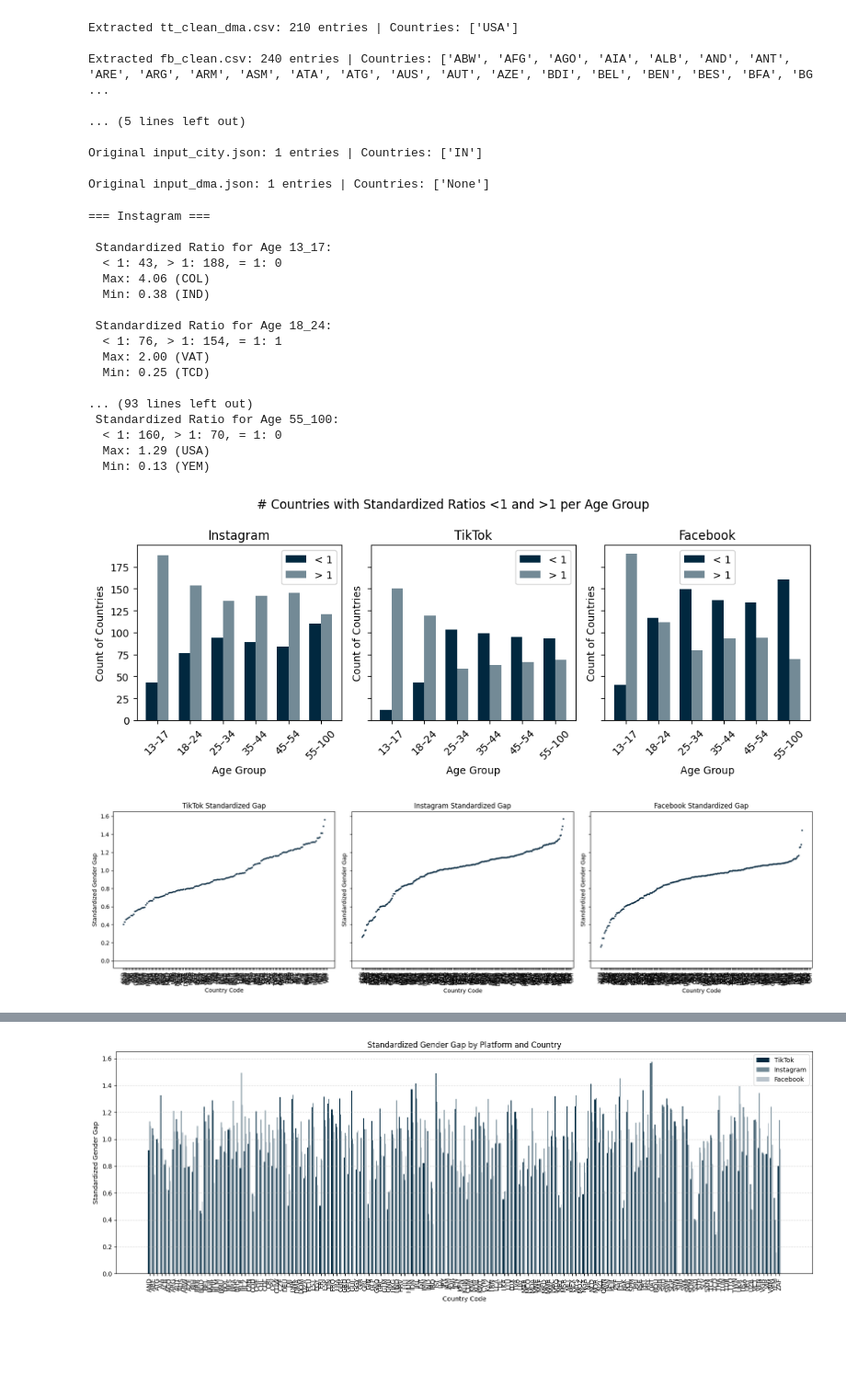
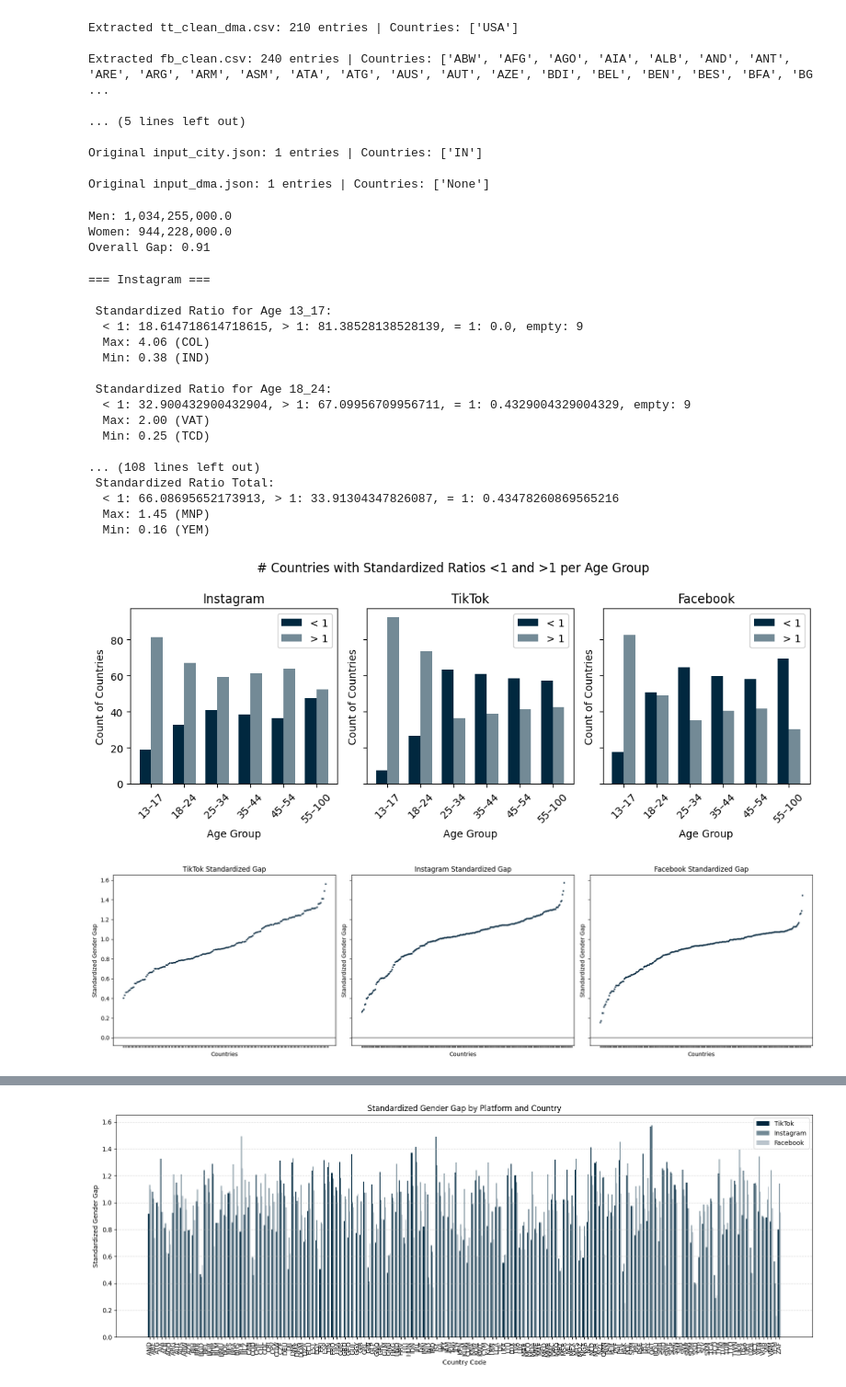
Before and after one commit to hschwed/PDSAI, a Jupyter notebook: src/analyze_data/descriptive_and_graphs.ipynb, the cells around one changed output, grey strips where cells are left out. Shown at 92% size. Cells and saved outputs as stored; diff of their text form; code cells hidden in the pictures; blank space fills up the shorter version.

```diff
--- a/src/analyze_data/descriptive_and_graphs.ipynb
+++ b/src/analyze_data/descriptive_and_graphs.ipynb
@@ -85,6 +85,18 @@ Extracted fb_clean.csv: 240 entries | Countries: ['ABW', 'AFG', 'AGO', 'AIA', 'A
 Original input_city.json: 1 entries | Countries: ['IN']
 
 Original input_dma.json: 1 entries | Countries: ['None']
+# %%
+men = tt["total_men"].sum()
+women = tt["total_women"].sum()
+men_p = pop["total_men"].sum()
+women_p = pop["total_women"].sum()
+print (f"Men: {men:,}")
+print (f"Women: {women:,}")
+print (f"Overall Gap: {(women/men)/(women_p/men_p):.2f}")
+# %% [output]
+Men: 1,034,255,000.0
+Women: 944,228,000.0
+Overall Gap: 0.91
 # %%
 ### Descriptives on Country Level Ratios
 AGE_GROUPS = ['13_17', '18_24', '25_34', '35_44', '45_54', '55_100']
@@ -95,35 +107,39 @@ def count_gender_ratios(df: pd.DataFrame, name: str):
     for group in AGE_GROUPS:
         ratio_col = f"age_{group}_ratio_std"
         if ratio_col in df.columns:
-            below = (df[ratio_col] < 1).sum()
-            above = (df[ratio_col] > 1).sum()
-            equal = (df[ratio_col] == 1).sum()
-            max_val = df[ratio_col].max()
-            min_val = df[ratio_col].min()
-            max_name = df.loc[df[ratio_col].idxmax(), "iso3"] if not df[ratio_col].isna().all() else "N/A"
-            min_name = df.loc[df[ratio_col].idxmin(), "iso3"] if not df[ratio_col].isna().all() else "N/A"
+            col = df[ratio_col].dropna()
+            below = (col < 1).sum() /  len(col) * 100
+            above = (col >= 1).sum() /  len(col) * 100
+            equal = (col == 1).sum() /  len(col) * 100
+            nan_count = df[ratio_col].isna().sum()
+            max_val = col.max()
+            min_val = col.min()
+            max_name = df.loc[col.idxmax(), "iso3"]
+            min_name = df.loc[col.idxmin(), "iso3"]
 
             print(f"\n Standardized Ratio for Age {group}:")
-            print(f"  < 1: {below}, > 1: {above}, = 1: {equal}")
+            print(f"  < 1: {below}, > 1: {above}, = 1: {equal}, empty: {nan_count}")
             print(f"  Max: {max_val:.2f} ({max_name})")
             print(f"  Min: {min_val:.2f} ({min_name})")
 
             counts[group] = {'<1': below, '>1': above}
-    return counts
+
 
     if "total_ratio_std" in df.columns:
-        total_below = (df["total_ratio_std"] < 1).sum()
-        total_above = (df["total_ratio_std"] > 1).sum()
-        total_equal = (df["total_ratio_std"] == 1).sum()
-        max_val = df["total_ratio_std"].max()
-        min_val = df["total_ratio_std"].min()
-        max_name = df.loc[df["total_ratio_std"].idxmax(), "iso3"] if not df["total_ratio_std"].isna().all() else "N/A"
-        min_name = df.loc[df["total_ratio_std"].idxmin(), "iso3"] if not df["total_ratio_std"].isna().all() else "N/A"
+        total_col = df["total_ratio_std"].dropna()
+        total_below = (total_col< 1).sum() / len(total_col)*100
+        total_above = (total_col >= 1).sum() / len(total_col)*100
+        total_equal = (total_col == 1).sum() / len(total_col)*100
+        max_val = total_col.max()
+        min_val = total_col.min()
+        max_name = df.loc[total_col.idxmax(), "iso3"]
+        min_name = df.loc[total_col.idxmin(), "iso3"]
 
         print(f"\n Standardized Ratio Total:")
         print(f"  < 1: {total_below}, > 1: {total_above}, = 1: {total_equal}")
         print(f"  Max: {max_val:.2f} ({max_name})")
         print(f"  Min: {min_val:.2f} ({min_name})")
+    return counts
 
 # Run analysis for each file
 datasets = {}
@@ -155,41 +171,41 @@ x = np.arange(len(AGE_GROUPS))
 bar_width = 0.35
 
 for ax, (name, counts) in zip(axes, datasets.items()):
     below_counts = [counts[age]['<1'] if age in counts else 0 for age in AGE_GROUPS]
     above_counts = [counts[age]['>1'] if age in counts else 0 for age in AGE_GROUPS]
 
     ax.bar(x - bar_width/2, below_counts, width=bar_width, label='< 1', color = '#01283F')
     ax.bar(x + bar_width/2, above_counts, width=bar_width, label='> 1',color = '#738a96')
 
     ax.set_title(name)
     ax.set_xticks(x)
     ax.set_xticklabels(age_labels, rotation=45)
     ax.set_xlabel('Age Group')
     ax.set_ylabel('Count of Countries')
     ax.legend()
 
 plt.suptitle('# Countries with Standardized Ratios <1 and >1 per Age Group', fontsize=12)
 plt.tight_layout(rect=[0, 0, 1, 0.995])
 plt.show()
 # %% [output]
 === Instagram ===
 
  Standardized Ratio for Age 13_17:
-  < 1: 43, > 1: 188, = 1: 0
+  < 1: 18.614718614718615, > 1: 81.38528138528139, = 1: 0.0, empty: 9
   Max: 4.06 (COL)
   Min: 0.38 (IND)
 
  Standardized Ratio for Age 18_24:
-  < 1: 76, > 1: 154, = 1: 1
+  < 1: 32.900432900432904, > 1: 67.09956709956711, = 1: 0.4329004329004329, empty: 9
   Max: 2.00 (VAT)
   Min: 0.25 (TCD)
 
-... (93 lines left out)
- Standardized Ratio for Age 55_100:
-  < 1: 160, > 1: 70, = 1: 0
-  Max: 1.29 (USA)
-  Min: 0.13 (YEM)
+... (108 lines left out)
+ Standardized Ratio Total:
+  < 1: 66.08695652173913, > 1: 33.91304347826087, = 1: 0.43478260869565216
+  Max: 1.45 (MNP)
+  Min: 0.16 (YEM)
-[figure, old version]
+[figure, new version]
 # %%
 ### Create Scatterplot of Tiktok Relative Gender Gap
 tt_std = tt[["iso3","total_ratio_std"]].sort_values("total_ratio_std", ascending=True)
@@ -201,28 +217,28 @@ fig, axes = plt.subplots(1, 3, figsize=(18, 5), sharey=True)
 axes[0].scatter(tt_std["iso3"], tt_std["total_ratio_std"],color='#01283F', s=3)
 axes[0].axhline(0, color='gray')
 axes[0].set_title("TikTok Standardized Gap")
-axes[0].set_xticklabels(tt_std["iso3"],rotation=90)
-axes[0].set_xlabel("Country Code")
+axes[0].set_xticklabels([])
+axes[0].set_xlabel("Countries")
 axes[0].set_ylabel("Standardized Gender Gap")
 axes[0].grid(False)
 
 axes[1].scatter(inst_std["iso3"], inst_std["total_ratio_std"],color='#01283F', s=3)
 axes[1].axhline(0, color='gray')
 axes[1].set_title("Instagram Standardized Gap")
-axes[1].set_xticklabels(inst_std["iso3"],rotation=90)
-axes[1].set_xlabel("Country Code")
+axes[1].set_xticklabels([])
+axes[1].set_xlabel("Countries")
 axes[1].set_ylabel("Standardized Gender Gap")
 axes[1].grid(False)
 
 axes[2].scatter(fb_std["iso3"], fb_std["total_ratio_std"],color='#01283F', s=3)
 axes[2].axhline(0, color='gray')
 axes[2].set_title("Facebook Standardized Gap")
-axes[2].set_xticklabels(fb_std["iso3"],rotation=90)
-axes[2].set_xlabel("Country Code")
+axes[2].set_xticklabels([])
+axes[2].set_xlabel("Countries")
 axes[2].set_ylabel("Standardized Gender Gap")
 axes[2].grid(False)
 
 plt.tight_layout()
 plt.show()
 # %% [output]
-[figure, old version]
+[figure, new version]
```
Also changed, not shown: parts of 3 cells of this notebook, 1 other file.
